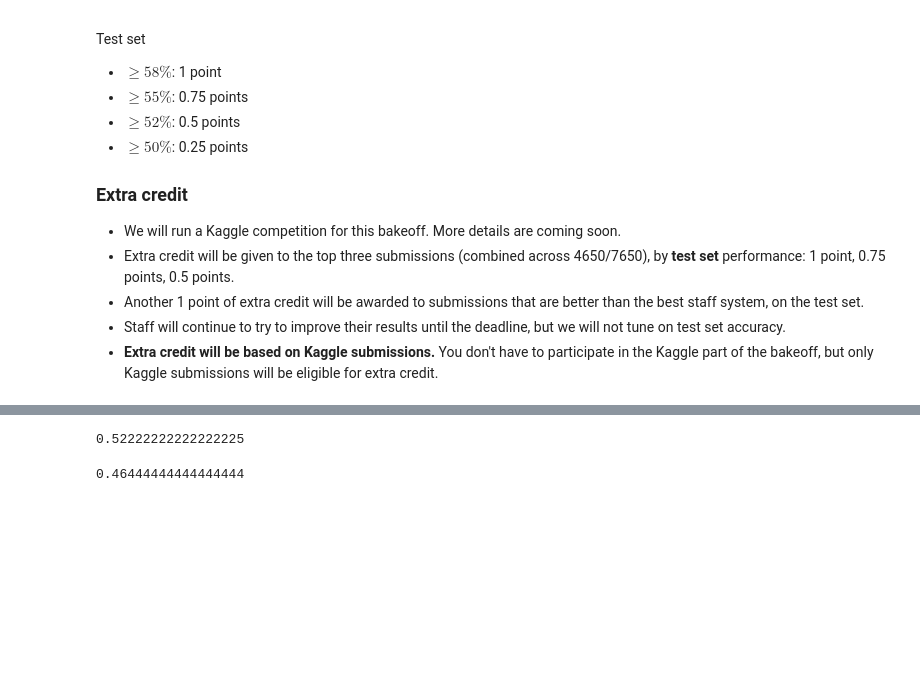
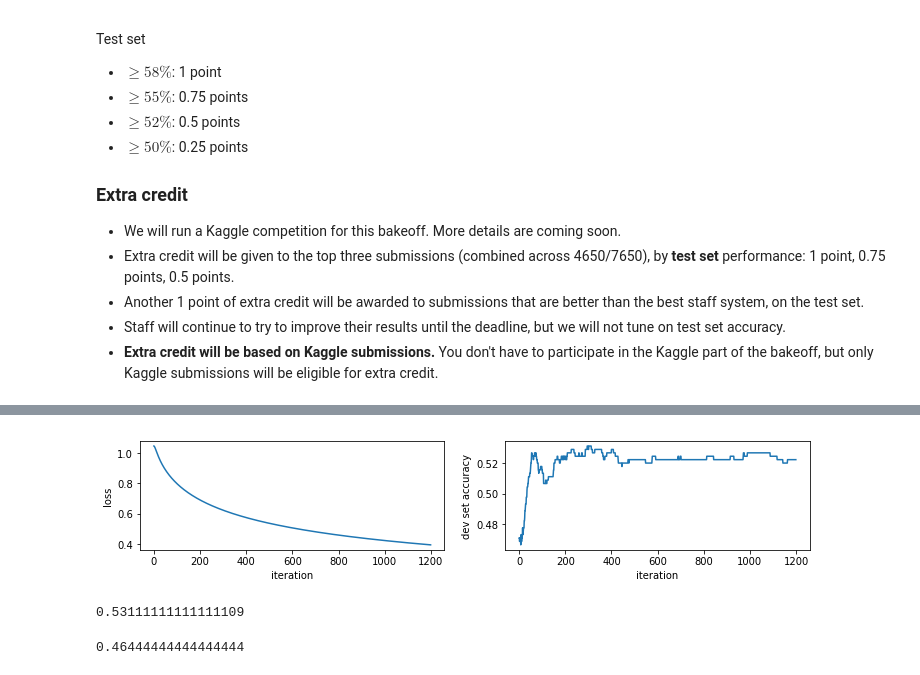
Before and after one commit to monamohebbi/gt-nlp-class, a Jupyter notebook: psets/ps1/pset1.ipynb, the cells around one changed output, grey strips where cells are left out. Cells and saved outputs as stored; diff of their text form; code cells hidden in the pictures; blank space fills up the shorter version.

Commit message:
optimized bakeoff, crated tgz submit file

```diff
--- a/psets/ps1/pset1.ipynb
+++ b/psets/ps1/pset1.ipynb
@@ -1187,8 +1188,14 @@ Test set
 - Another 1 point of extra credit will be awarded to submissions that are better than the best staff system, on the test set.
 - Staff will continue to try to improve their results until the deadline, but we will not tune on test set accuracy.
 - **Extra credit will be based on Kaggle submissions.** You don't have to participate in the Kaggle part of the bakeoff, but only Kaggle submissions will be eligible for extra credit.
+# %%
+X_dv_new = features.concat_ttr_binned_features(X_dv)
+X_te_new = features.concat_ttr_binned_features(X_te)
+X_tr_var = Variable(torch.from_numpy(X_tr_new.astype(np.float32)))
+X_dv_var = Variable(torch.from_numpy(X_dv_new.astype(np.float32)))
+X_te_var = Variable(torch.from_numpy(X_te_new.astype(np.float32)))
 # %%
-torch.manual_seed(765)
-print(X_dv_var.shape)
-model = logreg.build_linear(X_tr,Y_tr)
-model.add_module('softmax',torch.nn.LogSoftmax(dim=1))
+def specify_model():
+    model = logreg.build_linear(X_tr_var,Y_tr)
+    model.add_module('softmax',torch.nn.LogSoftmax(dim=1))
+    loss = torch.nn.NLLLoss()
@@ -1197,15 +1202,7 @@ torch.Size([450, 4882])
 # %%
-from gtnlplib import logreg
-import numpy
-reload(logreg);
-
-
-# for
-model_trained, losses, accuracies = logreg.train_model(loss,model,
-                                                       X_tr_var,
-                                                       Y_tr_var,
-                                                       X_dv_var=X_dv_var,
-                                                       Y_dv_var = Y_dv_var,
-                                                       num_its=800,
-                                                       optim_args={'lr':.005, 'momentum':.0})
+model,losses,accuracies = logreg.train_model(loss,model,X_tr_var,Y_tr_var,
+            Y_dv_var=Y_dv_var,
+            X_dv_var = X_dv_var,
+            num_its=1200,
+            optim_args = {'lr':.008, 'momentum':.8})
 # %% [output]
@@ -1213,15 +1226,14 @@ RuntimeError: size mismatch, m1: [4000 x 4882], m2: [4875 x 4] at c:\anaconda2\c
+# %%
+logreg.plot_results(losses,accuracies)
+# %% [output]
+[figure, added]
 # %%
 # testing
 _, Y_hat_dv = model.forward(X_dv_var).max(dim=1)
 np.save('bakeoff-dev.preds.npy', Y_hat_dv.data.numpy())
 evaluation.acc(np.load('bakeoff-dev.preds.npy'), Y_dv_var.data.numpy())
+# %% [output]
+0.53111111111111109
-# %%
-#best output
-_, Y_hat_dv = model.forward(X_dv_var).max(dim=1)
-np.save('bakeoff-dev.preds.npy', Y_hat_dv.data.numpy())
-evaluation.acc(np.load('bakeoff-dev.preds.npy'), Y_dv_var.data.numpy())
-# %% [output]
-0.52222222222222225
 # %%
 _, Y_hat_te = model.forward(X_te_var).max(dim=1)
 np.save('bakeoff-test.preds.npy', Y_hat_te.data.numpy())
```
Also changed, not shown: parts of 28 cells of this notebook, 8 other files.
